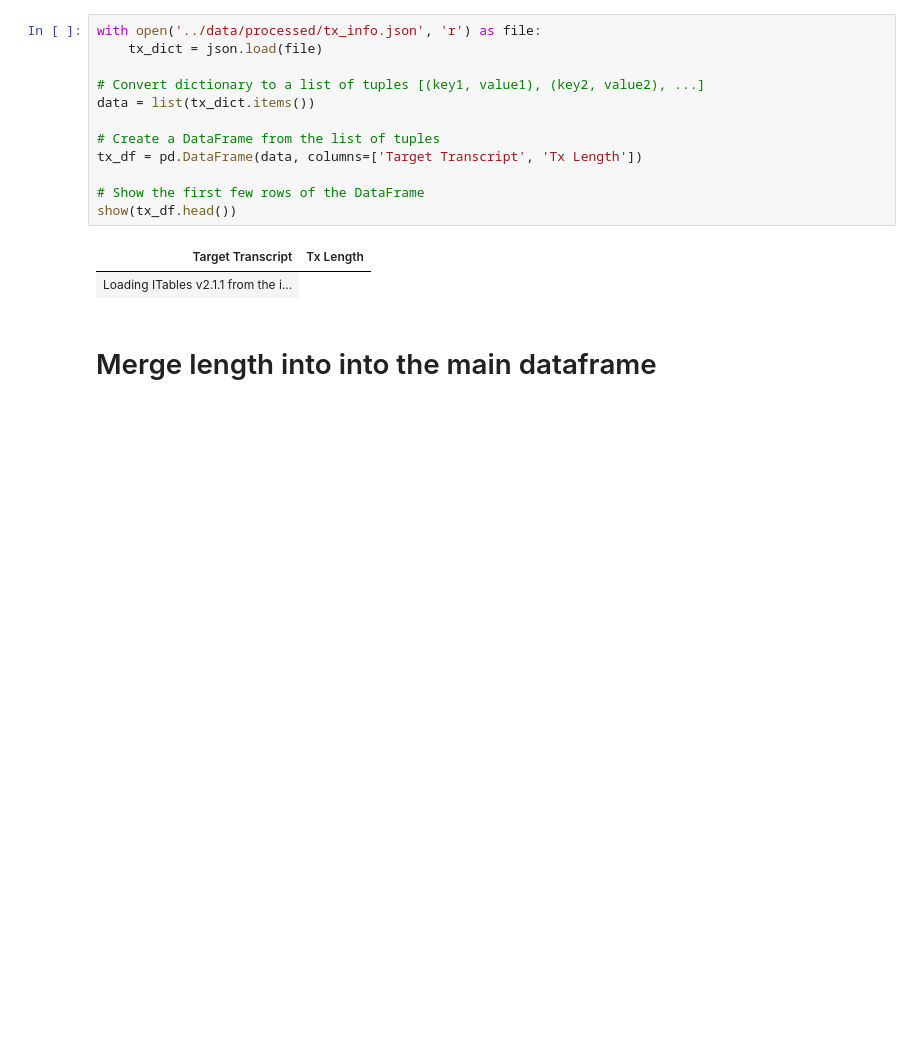
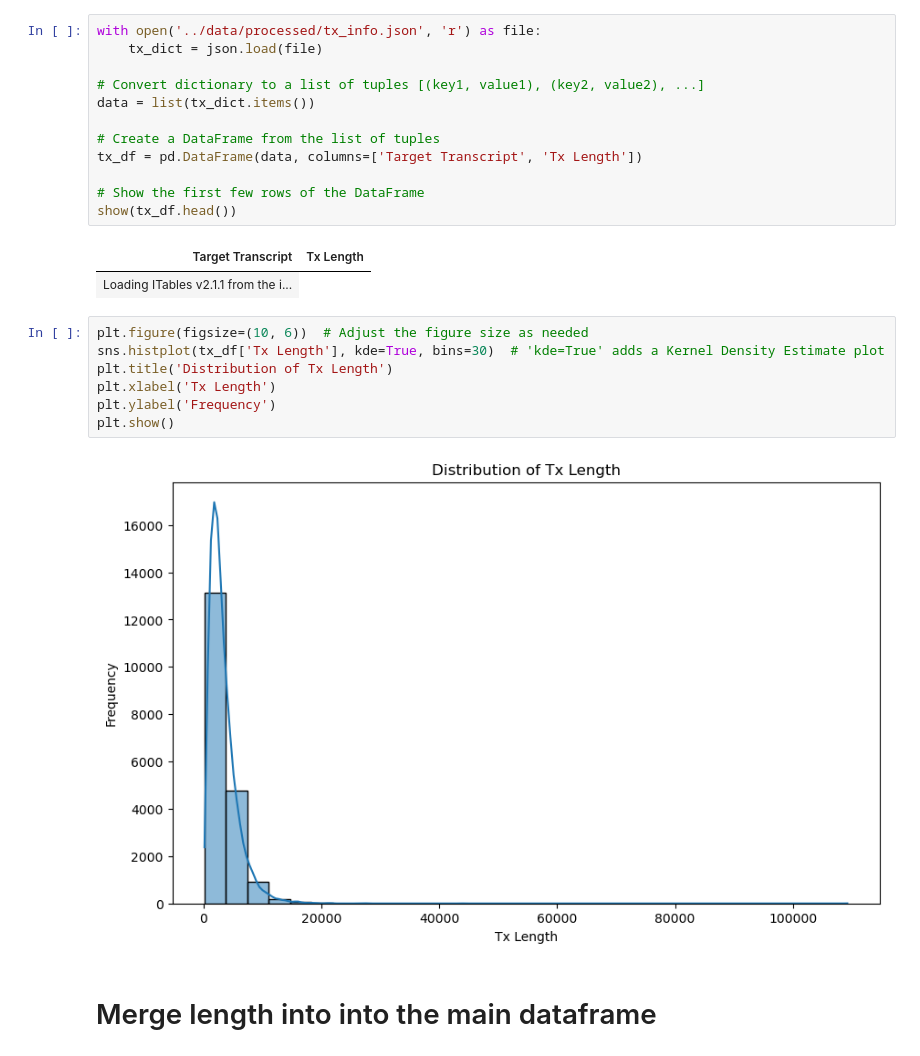
Before and after one commit to deannachurch/SBCapstone_CRISPRScreens, a Jupyter notebook: notebooks/Brunello_count_library.ipynb, the cells around one changed output. Drawn from its saved outputs; the diff is of its cells as text; blank space fills up the shorter version.

```diff
--- a/notebooks/Brunello_count_library.ipynb
+++ b/notebooks/Brunello_count_library.ipynb
@@ -439,6 +450,15 @@ show(tx_df.head())
 # %% [output]
 | Target Transcript | Tx Length |
 | Loading ITables v2.1.1 from the i... |
+# %%
+plt.figure(figsize=(10, 6))  # Adjust the figure size as needed
+sns.histplot(tx_df['Tx Length'], kde=True, bins=30)  # 'kde=True' adds a Kernel Density Estimate plot
+plt.title('Distribution of Tx Length')
+plt.xlabel('Tx Length')
+plt.ylabel('Frequency')
+plt.show()
+# %% [output]
+[figure, added]
 # %% [markdown]
 # Merge length into into the main dataframe
 # %%
```
Also changed, not shown: parts of 12 cells of this notebook.
